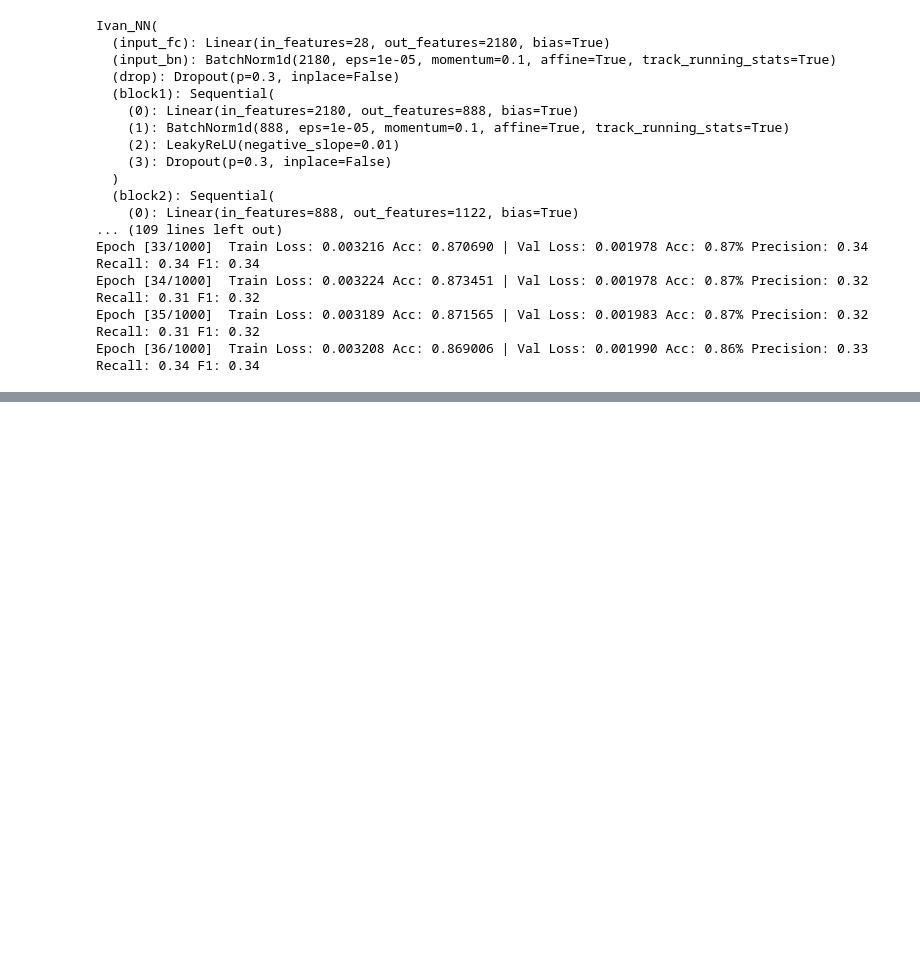
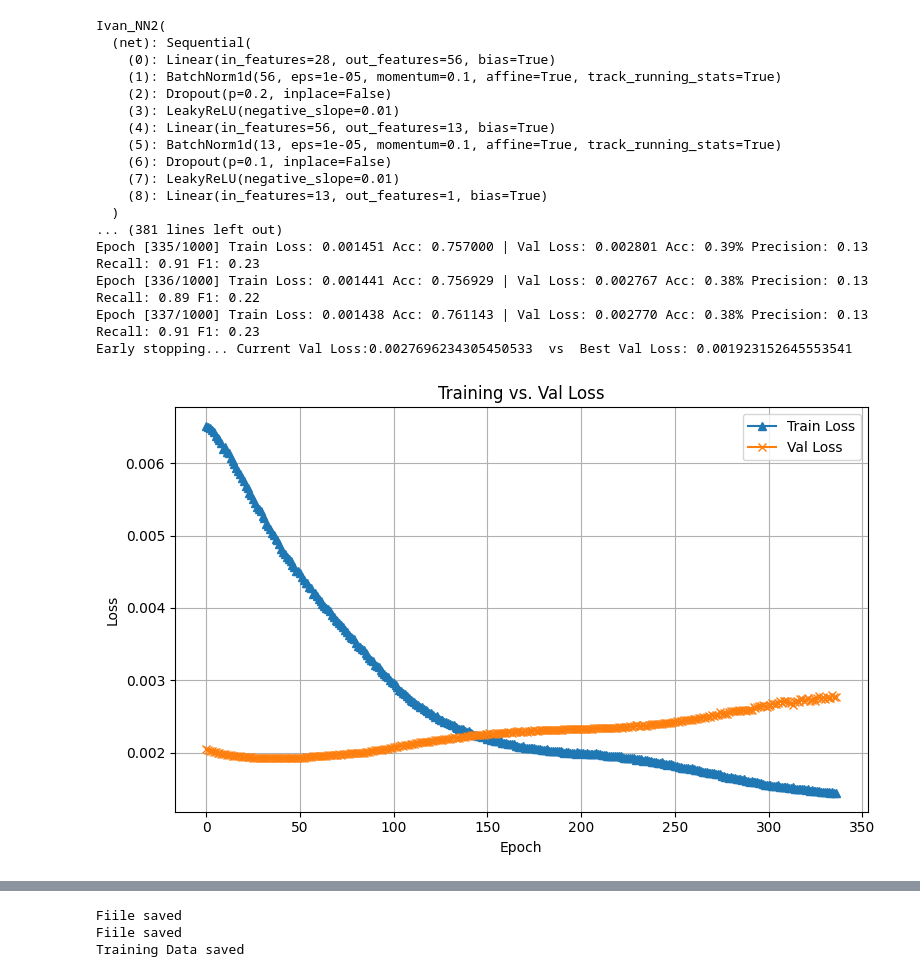
Before and after one commit to TanLeZhan/ADL2, a Jupyter notebook: ADL submission files/p.ipynb, the cells around one changed output, grey strips where cells are left out. Cells and saved outputs as stored; diff of their text form; code cells hidden in the pictures; blank space fills up the shorter version.

Commit message:
ivan

```diff
--- a/ADL submission files/p.ipynb
+++ b/ADL submission files/p.ipynb
@@ -144,0 +208,25 @@ training90_loader, test10_loader = fold_to_dataloader_tensor(training90_x, test1
+# %%
+training80 = pd.read_csv("./DATA/training80.csv")
+val10 = pd.read_csv("./DATA/val10.csv")
+training90 = pd.read_csv("./DATA/training90.csv")
+test10 = pd.read_csv("./DATA/test10.csv")
+
+print((training80["DR"]==0).sum(), (training80["DR"]==1).sum())
+print((val10["DR"]==0).sum(), (val10["DR"]==1).sum())
+
+training80_x = training80.drop(columns=["DR"])
+training80_y = training80[["DR"]]
+val10_x = val10.drop(columns=["DR"])
+val10_y = val10[["DR"]]
+print(training80_x.head())
+
+
+training90_x = training90.drop(columns=["DR"])
+training90_y = training90[["DR"]]
+test10_x = test10.drop(columns=["DR"])
+test10_y = test10[["DR"]]
+
+train80_loader, val10_loader = fold_to_dataloader_tensor(training80_x, val10_x, training80_y, val10_y, batch_size=700)
+print(len(training80_x), len(val10_x), len(training80_y), len(val10_y))
+
+training90_loader, test10_loader = fold_to_dataloader_tensor(training90_x, test10_x, training90_y, test10_y, batch_size=700)
@@ -664,32 +864,41 @@ def train_f1_model(model:Ivan_NN, nFeatures:int, bestModelData:dict, trainVal_lo
 
     return f1_Model
 # %%
-
 #?  hyperparameter declarations
 nInputs = len(training80_x.columns)
-batchSize = 700
 epoch = 1000
-learningRate = 0.000001
-treshold = 0.65
+learningRate = 0.0002
+threshold = 0.5
+patience = 300
 # %%
 
 #? main model training and validation loop
-trainingData = train_model(Ivan_NN, nInputs, train80_loader, val10_loader, epochs=epoch, learningRate=learningRate, threshold=treshold, patience=30)
+trainingData = train_model(Ivan_NN2, nInputs, train80_loader, val10_loader, epochs=epoch, learningRate=learningRate, threshold=threshold, patience=patience)
+
+# with open("trainingData.pkl", "w") as f:
+#     pickle.dump(trainingData, f)
+#     print("Training Data saved")
+
+with open("output.txt", "w") as f:
+    for key, value in trainingData.items():
+        f.write(f"{key}: {value}\n")
+    print("Training Data saved")
 # %% [output]
-Ivan_NN(
-  (input_fc): Linear(in_features=28, out_features=2180, bias=True)
-  (input_bn): BatchNorm1d(2180, eps=1e-05, momentum=0.1, affine=True, track_running_stats=True)
-  (drop): Dropout(p=0.3, inplace=False)
-  (block1): Sequential(
-    (0): Linear(in_features=2180, out_features=888, bias=True)
-    (1): BatchNorm1d(888, eps=1e-05, momentum=0.1, affine=True, track_running_stats=True)
-    (2): LeakyReLU(negative_slope=0.01)
-    (3): Dropout(p=0.3, inplace=False)
+Ivan_NN2(
+  (net): Sequential(
+    (0): Linear(in_features=28, out_features=56, bias=True)
+    (1): BatchNorm1d(56, eps=1e-05, momentum=0.1, affine=True, track_running_stats=True)
+    (2): Dropout(p=0.2, inplace=False)
+    (3): LeakyReLU(negative_slope=0.01)
+    (4): Linear(in_features=56, out_features=13, bias=True)
+    (5): BatchNorm1d(13, eps=1e-05, momentum=0.1, affine=True, track_running_stats=True)
+    (6): Dropout(p=0.1, inplace=False)
+    (7): LeakyReLU(negative_slope=0.01)
+    (8): Linear(in_features=13, out_features=1, bias=True)
   )
-  (block2): Sequential(
-    (0): Linear(in_features=888, out_features=1122, bias=True)
-... (109 lines left out)
-Epoch [33/1000]  Train Loss: 0.003216 Acc: 0.870690 | Val Loss: 0.001978 Acc: 0.87% Precision: 0.34 Recall: 0.34 F1: 0.34
-Epoch [34/1000]  Train Loss: 0.003224 Acc: 0.873451 | Val Loss: 0.001978 Acc: 0.87% Precision: 0.32 Recall: 0.31 F1: 0.32
-Epoch [35/1000]  Train Loss: 0.003189 Acc: 0.871565 | Val Loss: 0.001983 Acc: 0.87% Precision: 0.32 Recall: 0.31 F1: 0.32
-Epoch [36/1000]  Train Loss: 0.003208 Acc: 0.869006 | Val Loss: 0.001990 Acc: 0.86% Precision: 0.33 Recall: 0.34 F1: 0.34
+... (381 lines left out)
+Epoch [335/1000] Train Loss: 0.001451 Acc: 0.757000 | Val Loss: 0.002801 Acc: 0.39% Precision: 0.13 Recall: 0.91 F1: 0.23
+Epoch [336/1000] Train Loss: 0.001441 Acc: 0.756929 | Val Loss: 0.002767 Acc: 0.38% Precision: 0.13 Recall: 0.89 F1: 0.22
+Epoch [337/1000] Train Loss: 0.001438 Acc: 0.761143 | Val Loss: 0.002770 Acc: 0.38% Precision: 0.13 Recall: 0.91 F1: 0.23
+Early stopping... Current Val Loss:0.0027696234305450533  vs  Best Val Loss: 0.001923152645553541
+[figure, added]
@@ -696,3 +907,6 @@ Epoch [36/1000]  Train Loss: 0.003208 Acc: 0.869006 | Val Loss: 0.001990 Acc: 0.
+Fiile saved
+Fiile saved
+Training Data saved
 # %%
 import pickle
 #? model training and test loop
```
Also changed, not shown: parts of 9 cells of this notebook, 12 other files.
